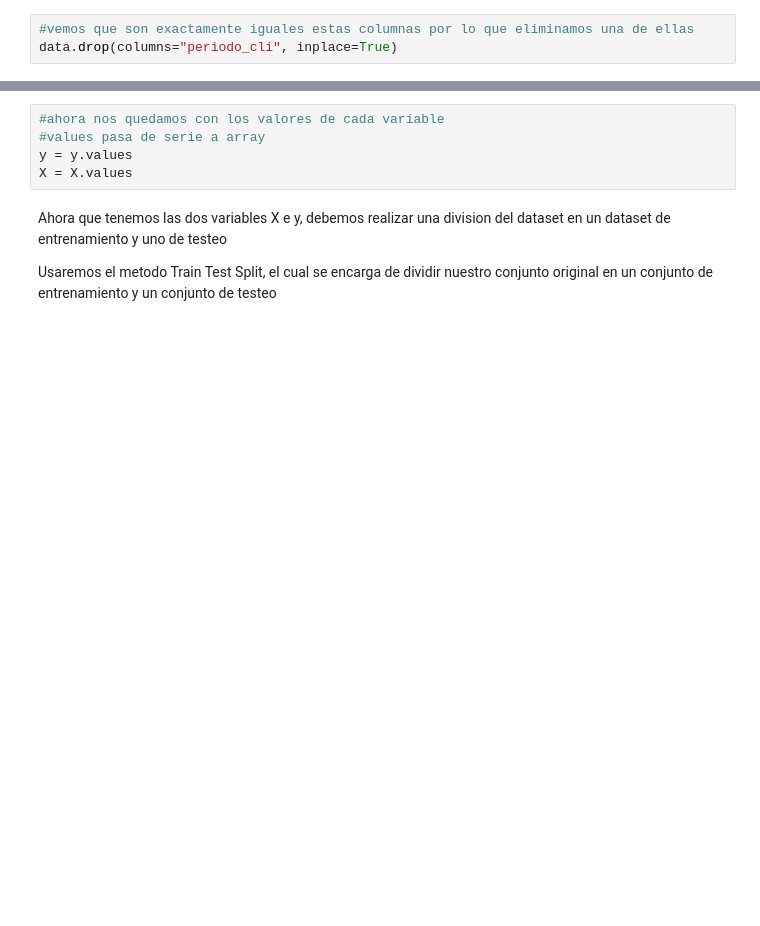
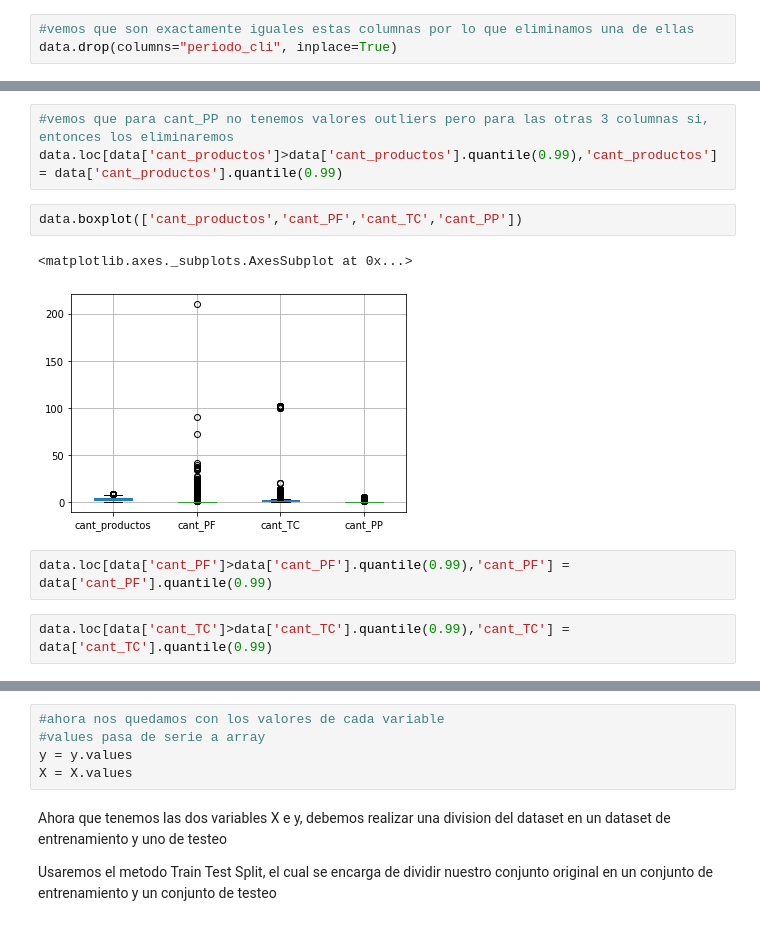
Before and after one commit to andreablatter/DataScience, a Jupyter notebook: Banco.ipynb, the cells around one changed output, grey strips where cells are left out. Saved outputs shown, nothing was run; the diff lists cells and outputs as text; blank space fills up the shorter version.

```diff
--- a/Banco.ipynb
+++ b/Banco.ipynb
@@ -684,0 +612,12 @@ X = df_best_corr[columns]
+# %%
+#vemos que para cant_PP no tenemos valores outliers pero para las otras 3 columnas si, entonces los eliminaremos
+data.loc[data['cant_productos']>data['cant_productos'].quantile(0.99),'cant_productos'] = data['cant_productos'].quantile(0.99)
+# %%
+data.boxplot(['cant_productos','cant_PF','cant_TC','cant_PP'])
+# %% [output]
+<matplotlib.axes._subplots.AxesSubplot at 0x...>
+[figure, added]
+# %%
+data.loc[data['cant_PF']>data['cant_PF'].quantile(0.99),'cant_PF'] = data['cant_PF'].quantile(0.99)
+# %%
+data.loc[data['cant_TC']>data['cant_TC'].quantile(0.99),'cant_TC'] = data['cant_TC'].quantile(0.99)
```
Also changed, not shown: parts of 65 cells of this notebook.
